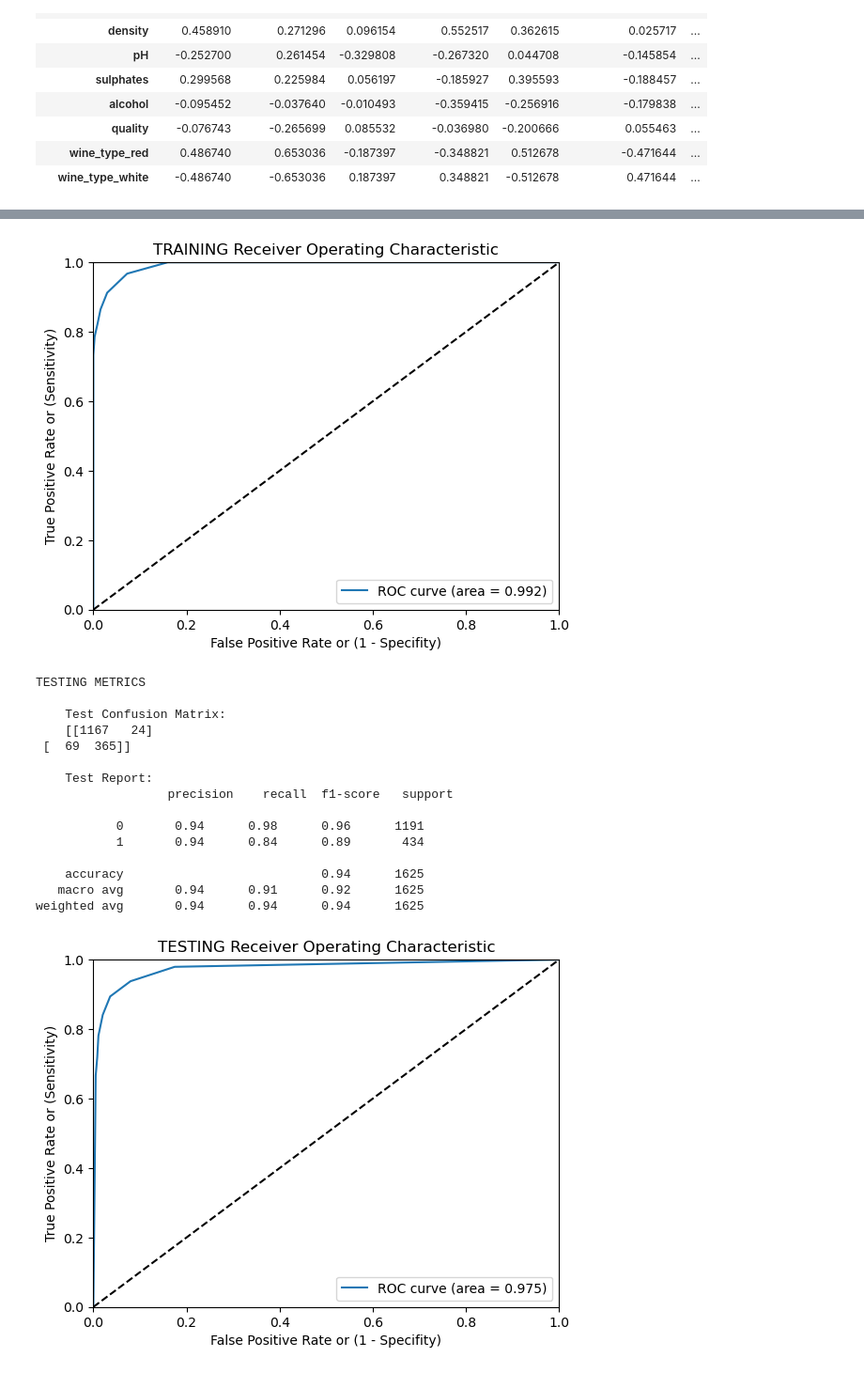
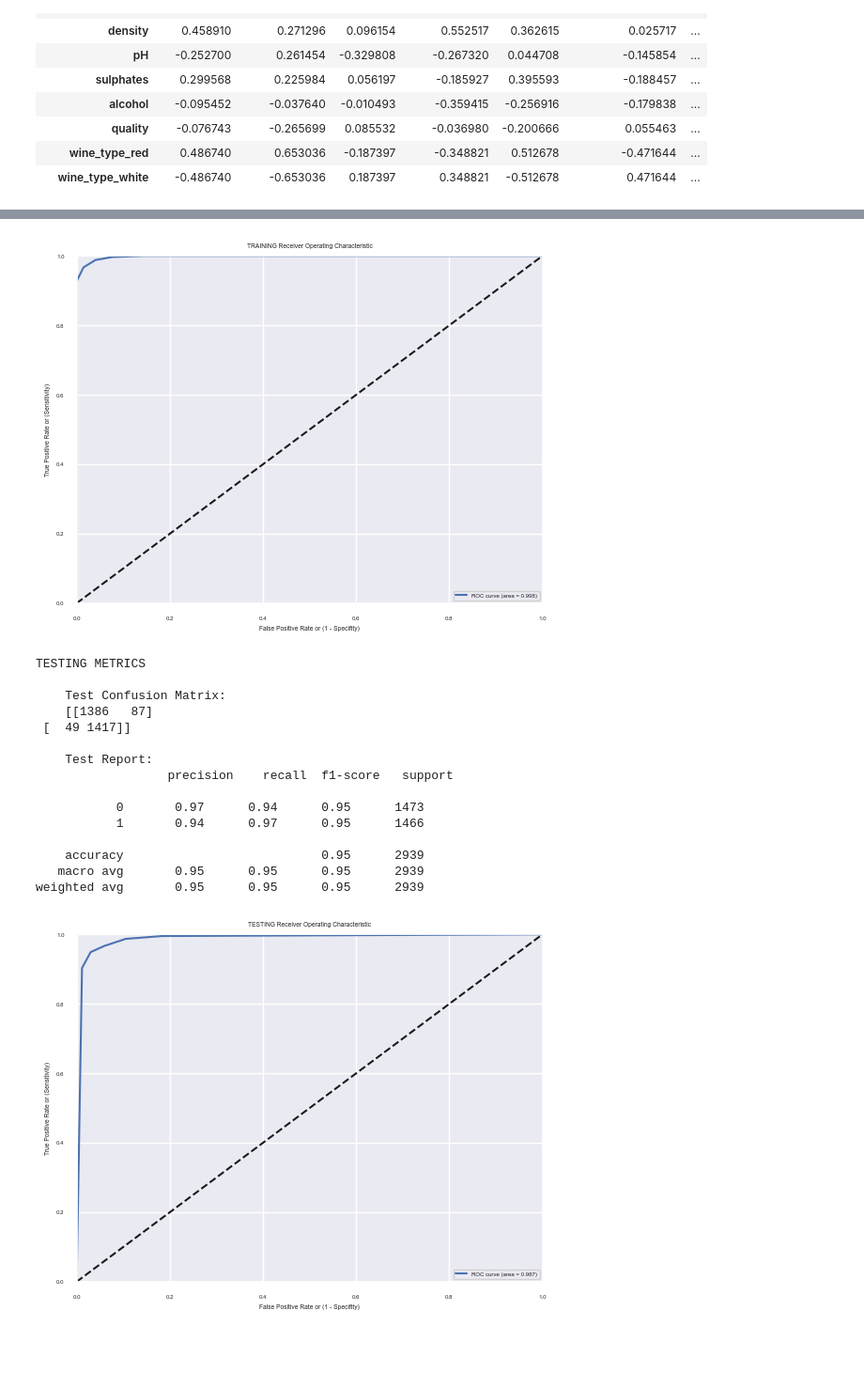
Before and after one commit to Berli85/Project4_Team2, a Jupyter notebook: combined_dataset/machine_learning_classification.ipynb, the cells around one changed output, grey strips where cells are left out. Shown: that part at 94% size. Cells and saved outputs as stored; diff of their text form; code cells hidden in the pictures; blank space fills up the shorter version.

```diff
--- a/combined_dataset/machine_learning_classification.ipynb
+++ b/combined_dataset/machine_learning_classification.ipynb
@@ -244,5 +233,6 @@ corrs
 | wine_type_white | -0.486740 | -0.653036 | 0.187397 | 0.348821 | -0.512678 | 0.471644 | ... |
 # %%
 sns.heatmap(corrs, annot=True)
+sns.set(font_scale=0.4)
 plt.show()
 # %% [output]
@@ -273,0 +288,10 @@ print(X_test.shape)
+# %%
+#SMOTE
+# split into 70:30 ration
+X_train, X_test, y_train, y_test = train_test_split(X, y, test_size = 0.3, random_state = 0)
+
+# describes info about train and test set
+print("Number transactions X_train dataset: ", X_train.shape)
+print("Number transactions y_train dataset: ", y_train.shape)
+print("Number transactions X_test dataset: ", X_test.shape)
+print("Number transactions y_test dataset: ", y_test.shape)
@@ -273,0 +303,11 @@ print(X_test.shape)
+# %%
+# logistic regression object
+lr = LogisticRegression()
+
+# train the model on train set
+lr.fit(X_train, y_train)
+
+predictions = lr.predict(X_test)
+
+# print classification report
+print(classification_report(y_test, predictions))
@@ -274,15 +404,15 @@ print(X_test.shape)
 # %%
-def doClassification(model, X_train, X_test, y_train, y_test):
+def doClassification(model, X_train_sampled, X_test, y_train_sampled, y_test):
     # predict
-    train_preds = model.predict(X_train)
-    train_probs = model.predict_proba(X_train)
+    train_preds = model.predict(X_train_sampled)
+    train_probs = model.predict_proba(X_train_sampled)
 
     test_preds = model.predict(X_test)
     test_probs = model.predict_proba(X_test)
 
     # evaluate train
-    train_cr = classification_report(y_train, train_preds)
-    train_cm = confusion_matrix(y_train, train_preds)
+    train_cr = classification_report(y_train_sampled, train_preds)
+    train_cm = confusion_matrix(y_train_sampled, train_preds)
 
     train_report = f"""
     Train Confusion Matrix:
@@ -297,8 +427,8 @@ def doClassification(model, X_train, X_test, y_train, y_test):
 
     # train ROC curve
     # Compute fpr, tpr, thresholds and roc auc
-    fpr, tpr, thresholds = roc_curve(y_train, train_probs[:,1])
-    roc_auc = roc_auc_score(y_train, train_probs[:,1])
+    fpr, tpr, thresholds = roc_curve(y_train_sampled, train_probs[:,1])
+    roc_auc = roc_auc_score(y_train_sampled, train_probs[:,1])
 
     # Plot ROC curve
     plt.plot(fpr, tpr, label='ROC curve (area = %0.3f)' % roc_auc)
@@ -430,6 +558,6 @@ weighted avg       0.93      0.93      0.93      1625
 # %%
 # initialize
-knn = KNeighborsClassifier(n_neighbors=7)
+knn = KNeighborsClassifier(n_neighbors=5)
 
 # fit
 knn.fit(X_train, y_train)
@@ -454,20 +582,20 @@ weighted avg       0.96      0.96      0.96      4872
-[figure, old version]
+[figure, new version]
 TESTING METRICS
 
     Test Confusion Matrix:
-    [[1167   24]
- [  69  365]]
+    [[1386   87]
+ [  49 1417]]
 
     Test Report:
                   precision    recall  f1-score   support
 
-           0       0.94      0.98      0.96      1191
-           1       0.94      0.84      0.89       434
+           0       0.97      0.94      0.95      1473
+           1       0.94      0.97      0.95      1466
 
-    accuracy                           0.94      1625
-   macro avg       0.94      0.91      0.92      1625
-weighted avg       0.94      0.94      0.94      1625
+    accuracy                           0.95      2939
+   macro avg       0.95      0.95      0.95      2939
+weighted avg       0.95      0.95      0.95      2939
-[figure, old version]
+[figure, new version]
 # %%
 # initialize
 dt = DecisionTreeClassifier(random_state=42)
```
Also changed, not shown: parts of 31 cells of this notebook, 2 other files.
